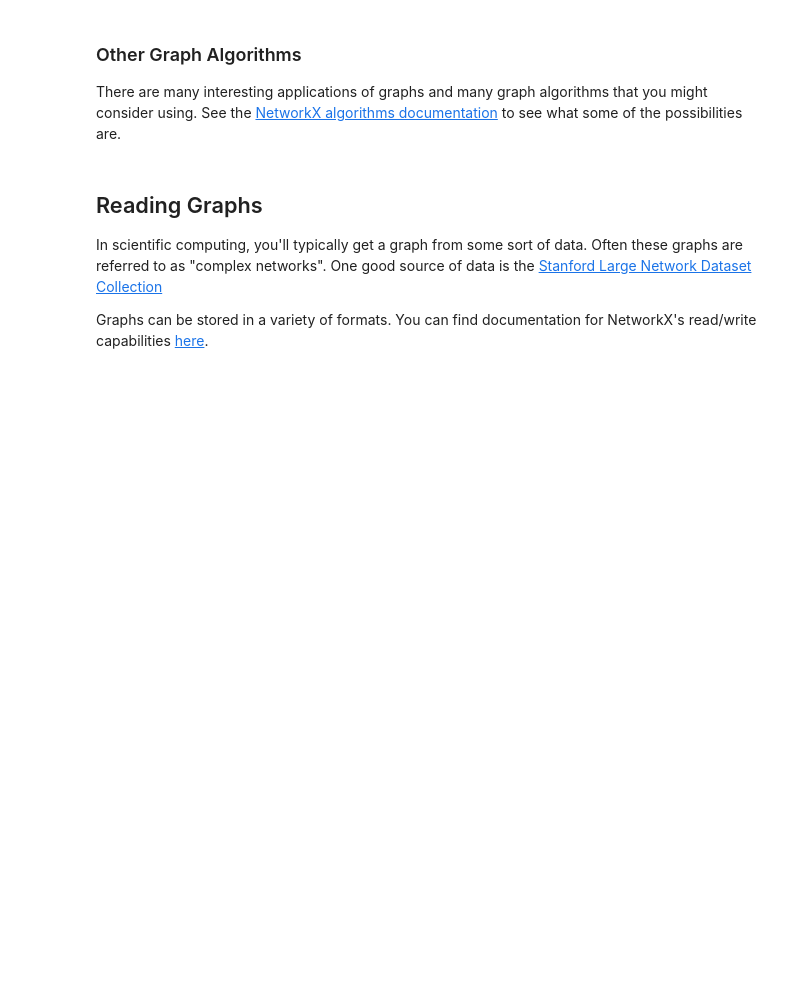
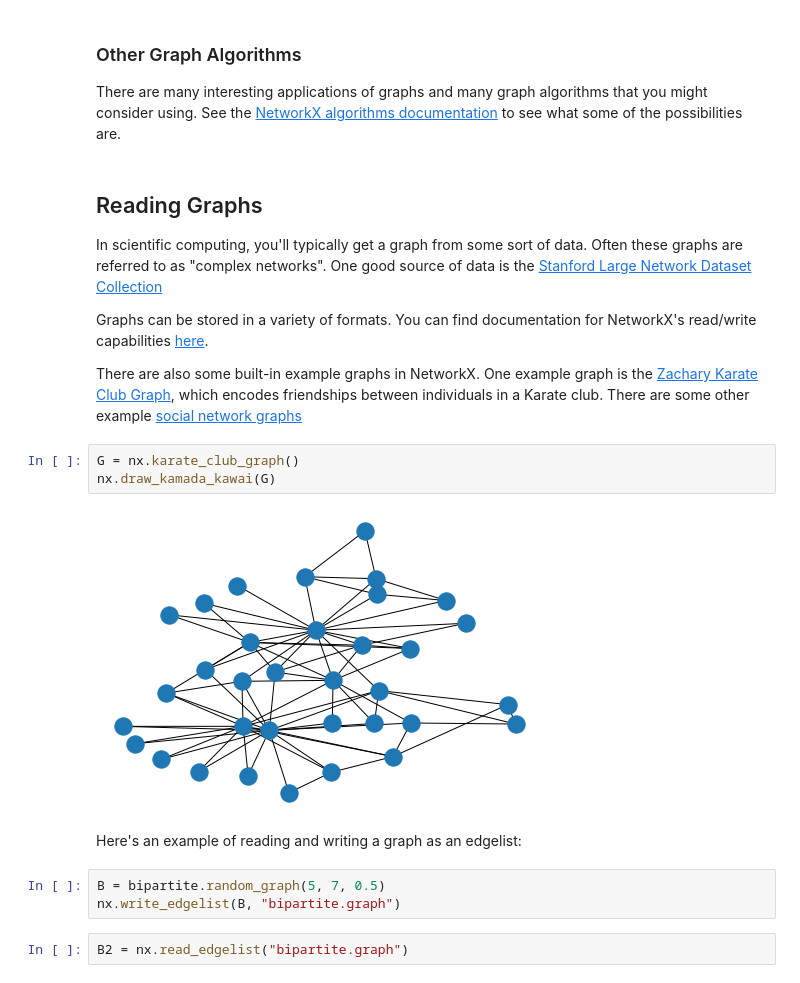
Before and after one commit to caam37830/book, a Jupyter notebook: _sources/05_graphs/networkx.ipynb, the cells around one changed output. Drawn from its saved outputs; the diff is of its cells as text; blank space fills up the shorter version.

Commit message:
Update documentation

```diff
--- a/_sources/05_graphs/networkx.ipynb
+++ b/_sources/05_graphs/networkx.ipynb
@@ -315,3 +315,17 @@ There are many interesting applications of graphs and many graph algorithms that
 In scientific computing, you'll typically get a graph from some sort of data.  Often these graphs are referred to as "complex networks".  One good source of data is the [Stanford Large Network Dataset Collection](http://snap.stanford.edu/data/index.html)
 
 Graphs can be stored in a variety of formats.  You can find documentation for NetworkX's read/write capabilities [here](https://networkx.org/documentation/stable/reference/readwrite/index.html).
+
+There are also some built-in example graphs in NetworkX. One example graph is the [Zachary Karate Club Graph](https://networkx.org/documentation/stable/auto_examples/graph/plot_karate_club.html), which encodes friendships between individuals in a Karate club.  There are some other example [social network graphs](https://networkx.org/documentation/stable/reference/generators.html#module-networkx.generators.social)
+# %%
+G = nx.karate_club_graph()
+nx.draw_kamada_kawai(G)
+# %% [output]
+[figure, added]
+# %% [markdown]
+Here's an example of reading and writing a graph as an edgelist:
+# %%
+B = bipartite.random_graph(5, 7, 0.5)
+nx.write_edgelist(B, "bipartite.graph")
+# %%
+B2 = nx.read_edgelist("bipartite.graph")
```
Also changed, not shown: 15 other files.
